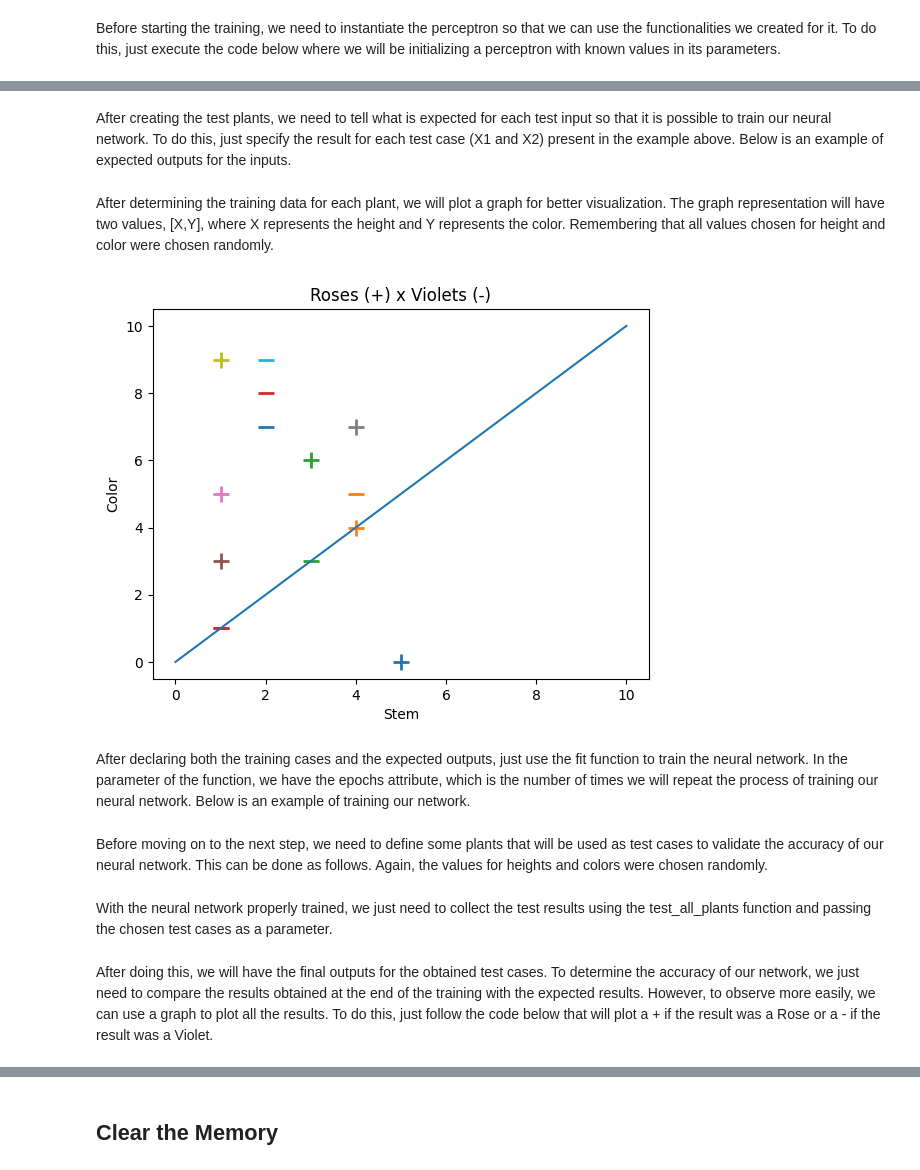
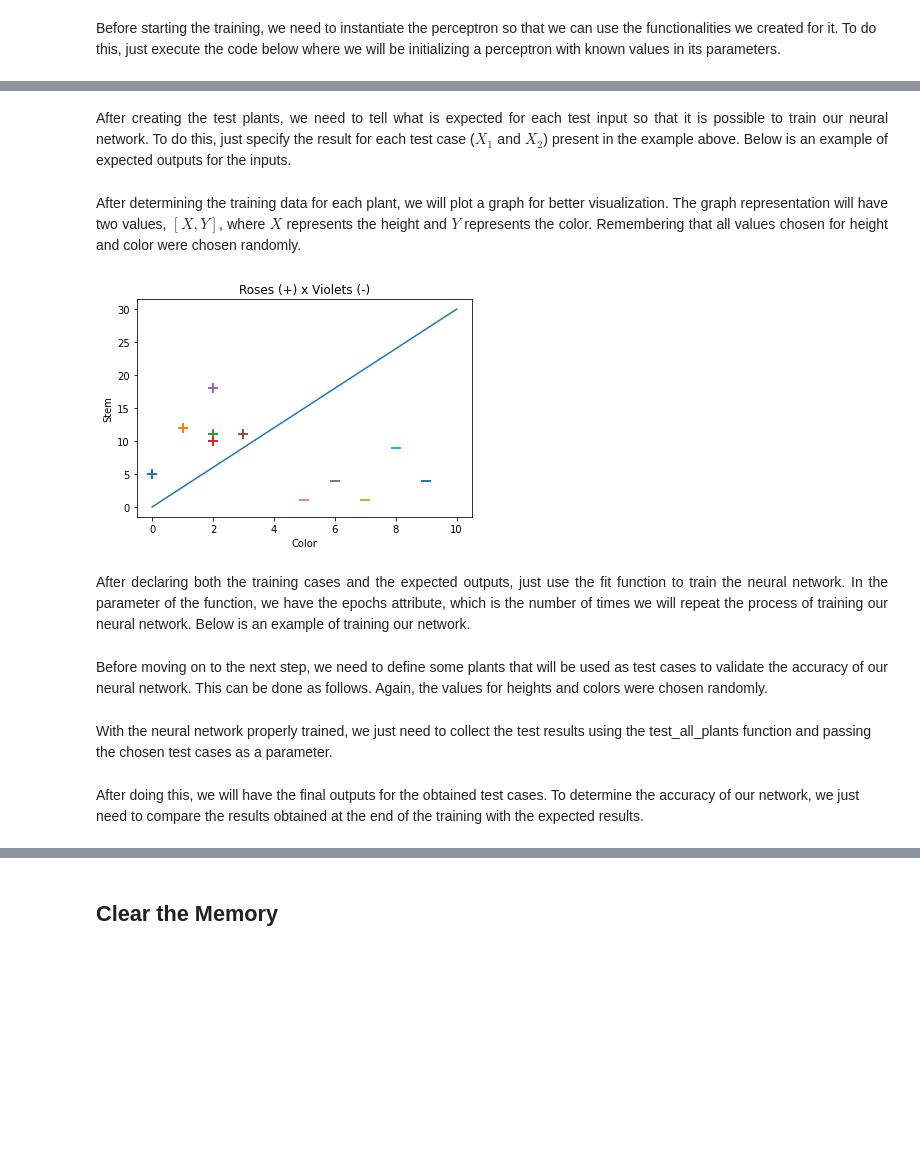
Before and after one commit to muriloboratto/AI-university-assignments, a Jupyter notebook: 03-percepetron-training.ipynb, the cells around one changed output, grey strips where cells are left out. Saved outputs shown, nothing was run; the diff lists cells and outputs as text; code cells hidden in the pictures; blank space fills up the shorter version.

```diff
--- a/03-percepetron-training.ipynb
+++ b/03-percepetron-training.ipynb
@@ -157,27 +145,52 @@ X = np.array([
+# %%
+# X = ([[color, stem], [color, stem] ...]) = np.array([
+X = np.array([
+             [ 0, 5 ],  # Rose
+             [ 1, 12 ], # Rose
+             [ 2, 11 ], # Rose
+             [ 2, 10 ], # Rose
+             [ 2, 18 ], # Rose
+             [ 3, 11 ], # Rose
+             [ 5, 1 ],  # Rose
+             [ 6, 4 ],  # Violet
+             [ 7, 1 ],  # Violet
+             [ 8, 9 ],  # Violet
+             [ 9, 4 ]   # Violet
+])
 # %% [markdown]
-After creating the test plants, we need to tell what is expected for each test input so that it is possible to train our neural network. To do this, just specify the result for each test case (X1 and X2) present in the example above. Below is an example of expected outputs for the inputs.
+<p style='text-align: justify;'>
+After creating the test plants, we need to tell what is expected for each test input so that it is possible to train our neural network. To do this, just specify the result for each test case ($X_1$ and $X_2$) present in the example above. Below is an example of expected outputs for the inputs.
+</p>
 # %%
 # Define the expected outputs for each input, 1 = Rose, 0 = Violet
-y = np.array([1, 1, 1, 0, 0, 1, 1, 1, 1, 0, 0, 0, 0, 0])
+y = np.array([1, 1, 1, 1, 1, 1, 0, 0, 0, 0, 0])
 # %% [markdown]
-After determining the training data for each plant, we will plot a graph for better visualization. The graph representation will have two values, [X,Y], where X represents the height and Y represents the color. Remembering that all values chosen for height and color were chosen randomly.
+<p style='text-align: justify;'>
+After determining the training data for each plant, we will plot a graph for better visualization. The graph representation will have two values, $[X,Y]$, where $X$ represents the height and $Y$ represents the color. Remembering that all values chosen for height and color were chosen randomly.
+</p>
 # %%
+# Visualization - Plot the samples
 for result, input in zip(y, X):
     if result == 1: # rose
         plt.scatter(input[0], input[1], s=120, marker='+', linewidths=2)
     else: # violet
         plt.scatter(input[0], input[1], s=120, marker='_', linewidths=2)
 
-plt.xlabel('Stem')
-plt.ylabel('Color')
+# Print a possible hyperplane, that is seperating the two classes.
+plt.xlabel('Color')
+plt.ylabel('Stem')
 plt.title('Roses (+) x Violets (-)')
-plt.plot([0,10],[0,10])
+plt.plot([0,10],[0,30])
 plt.show()
 # %% [output]
-[figure, old version]
+[figure, new version]
 # %% [markdown]
+<p style='text-align: justify;'>
 After declaring both the training cases and the expected outputs, just use the fit function to train the neural network. In the parameter of the function, we have the epochs attribute, which is the number of times we will repeat the process of training our neural network. Below is an example of training our network.
+</p>
 # %%
 perceptron.fit(X, y, epochs=1000) # Trains the Perceptron with the training data
 # %% [markdown]
+<p style='text-align: justify;'>
 Before moving on to the next step, we need to define some plants that will be used as test cases to validate the accuracy of our neural network. This can be done as follows. Again, the values for heights and colors were chosen randomly.
+</p>
@@ -207,3 +216,3 @@ yResult = test_all_plants(XTest)
 # %% [markdown]
-After doing this, we will have the final outputs for the obtained test cases. To determine the accuracy of our network, we just need to compare the results obtained at the end of the training with the expected results. However, to observe more easily, we can use a graph to plot all the results. To do this, just follow the code below that will plot a + if the result was a Rose or a - if the result was a Violet.
+After doing this, we will have the final outputs for the obtained test cases. To determine the accuracy of our network, we just need to compare the results obtained at the end of the training with the expected results.
 # %%
```
Also changed, not shown: parts of 29 cells of this notebook, 4 other files.
